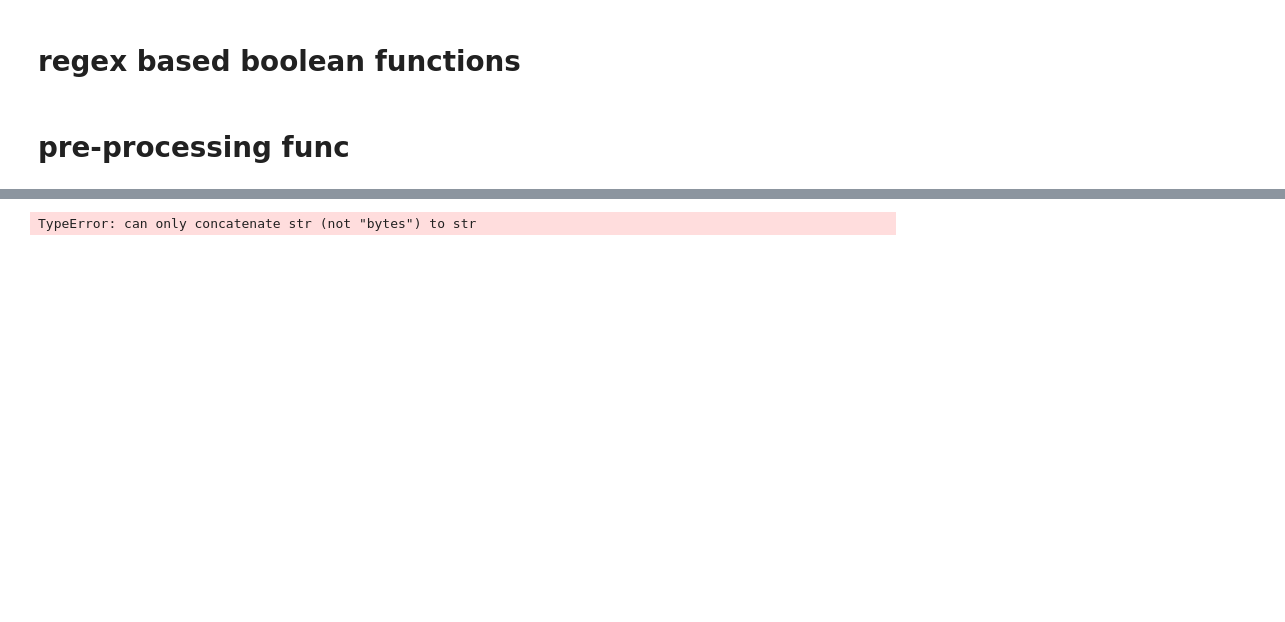
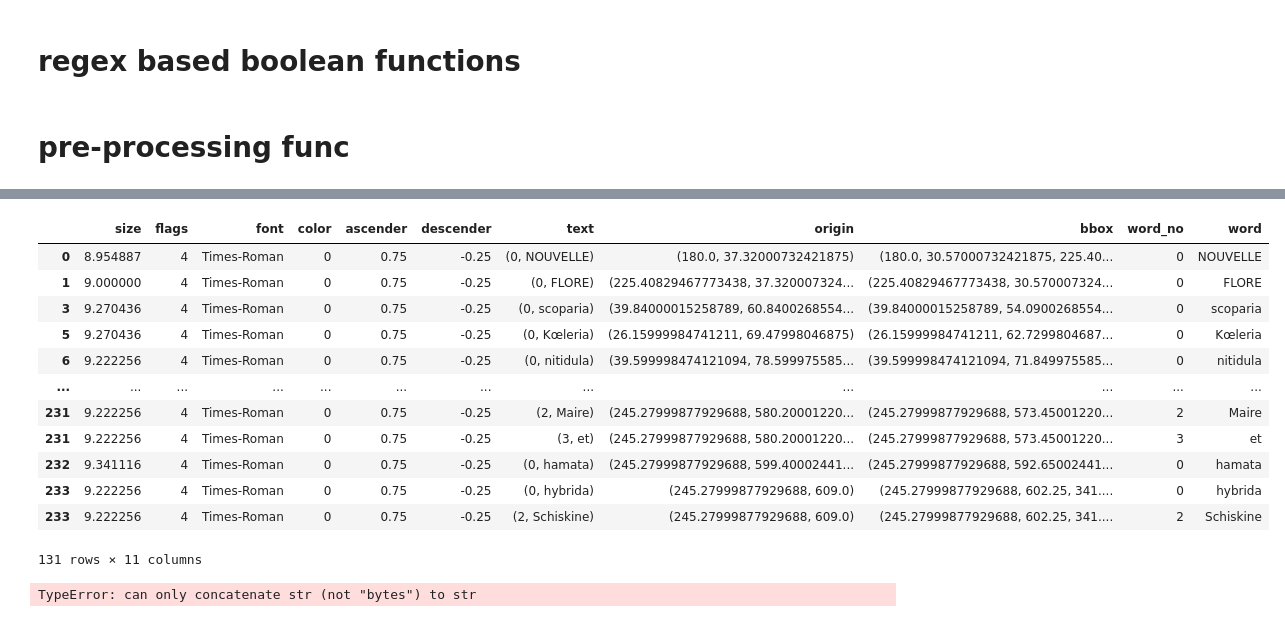
Before and after one commit to msedaghatpour/ExtractFlora, a Jupyter notebook: code/reverted_index_Vol1_synonyms_pruned.ipynb, the cells around one changed output, grey strips where cells are left out. Drawn from its saved outputs; the diff is of its cells as text; code cells hidden in the pictures; blank space fills up the shorter version.

```diff
--- a/code/reverted_index_Vol1_synonyms_pruned.ipynb
+++ b/code/reverted_index_Vol1_synonyms_pruned.ipynb
@@ -247,3 +348,35 @@ def preprocessing(page_num, indent_err = 30):
+# %%
+line_dicts = page_df[~page_df['lines'].isnull()].explode('lines', ignore_index=False)
+list(line_dicts['lines'])
+"""
+pd.DataFrame.from_dict(
+    {(i, j): user_dict[i][j] for i in user_dict.keys() for j in user_dict[i].keys()},
+    orient="index",
+)""";
+df = pd.DataFrame(list((pd.DataFrame(list(line_dicts['lines']))['spans'].explode('spans'))))
+df['text'] = df['text'].apply(lambda x : list(enumerate(x.split())))
+df = df.explode('text')
+df['word_no'] = df['text'].apply(lambda x : x[0])
+df['word'] = df['text'].apply(lambda x : x[1])
+df[df['word'].apply(lambda x : x.isalpha())]
+
+#Ideas to fix the rest of this:
+#get line number and block number similarly
+#okay the numbering seems to get messed up this way yikes? okay need to add position on spans and that should fix it!
+# %% [output]
+|  | size | flags | font | color | ascender | descender | text | origin | bbox | word_no | word |
+| 0 | 8.954887 | 4 | Times-Roman | 0 | 0.75 | -0.25 | (0, NOUVELLE) | (180.0, 37.32000732421875) | (180.0, 30.57000732421875, 225.40... | 0 | NOUVELLE |
+| 1 | 9.000000 | 4 | Times-Roman | 0 | 0.75 | -0.25 | (0, FLORE) | (225.40829467773438, 37.320007324... | (225.40829467773438, 30.570007324... | 0 | FLORE |
+| 3 | 9.270436 | 4 | Times-Roman | 0 | 0.75 | -0.25 | (0, scoparia) | (39.84000015258789, 60.8400268554... | (39.84000015258789, 54.0900268554... | 0 | scoparia |
+| 5 | 9.270436 | 4 | Times-Roman | 0 | 0.75 | -0.25 | (0, Kœleria) | (26.15999984741211, 69.47998046875) | (26.15999984741211, 62.7299804687... | 0 | Kœleria |
+| 6 | 9.222256 | 4 | Times-Roman | 0 | 0.75 | -0.25 | (0, nitidula) | (39.599998474121094, 78.599975585... | (39.599998474121094, 71.849975585... | 0 | nitidula |
+| ... | ... | ... | ... | ... | ... | ... | ... | ... | ... | ... | ... |
+| 231 | 9.222256 | 4 | Times-Roman | 0 | 0.75 | -0.25 | (2, Maire) | (245.27999877929688, 580.20001220... | (245.27999877929688, 573.45001220... | 2 | Maire |
+| 231 | 9.222256 | 4 | Times-Roman | 0 | 0.75 | -0.25 | (3, et) | (245.27999877929688, 580.20001220... | (245.27999877929688, 573.45001220... | 3 | et |
+| 232 | 9.341116 | 4 | Times-Roman | 0 | 0.75 | -0.25 | (0, hamata) | (245.27999877929688, 599.40002441... | (245.27999877929688, 592.65002441... | 0 | hamata |
+| 233 | 9.222256 | 4 | Times-Roman | 0 | 0.75 | -0.25 | (0, hybrida) | (245.27999877929688, 609.0) | (245.27999877929688, 602.25, 341.... | 0 | hybrida |
+| 233 | 9.222256 | 4 | Times-Roman | 0 | 0.75 | -0.25 | (2, Schiskine) | (245.27999877929688, 609.0) | (245.27999877929688, 602.25, 341.... | 2 | Schiskine |
+131 rows × 11 columns
 # %%
 a = preprocessing(2, indent_err = 30)
 pages[page_num]
```
Also changed, not shown: parts of 2 cells of this notebook.
